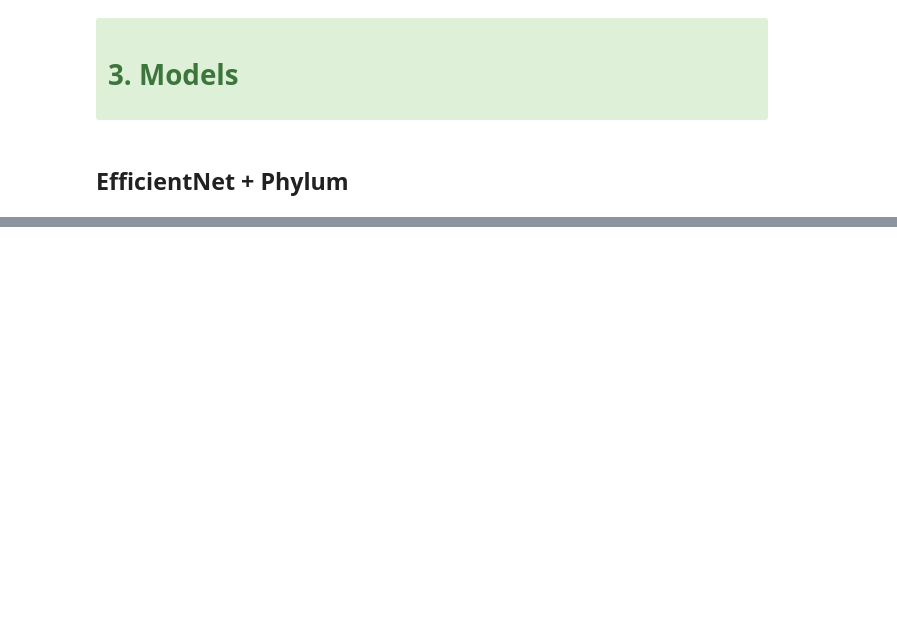
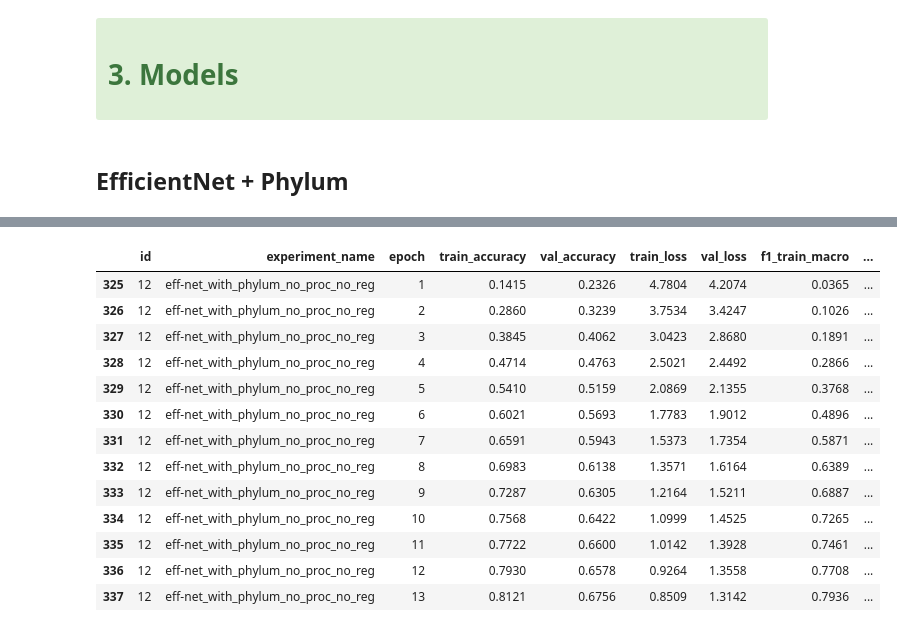
Before and after one commit to mgalao/deep-learning-project, a Jupyter notebook: project/DL_Phylum_Models.ipynb, the cells around one changed output, grey strips where cells are left out. Saved outputs shown, nothing was run; the diff lists cells and outputs as text; code cells hidden in the pictures; blank space fills up the shorter version.

Commit message:
baseline model 1 run

```diff
--- a/project/DL_Phylum_Models.ipynb
+++ b/project/DL_Phylum_Models.ipynb
@@ -741,0 +262,29 @@ history_ft_en.to_csv('efficient_net_final_finetune_history.csv', index=False)
+# %%
+# Load the experiment log
+df = pd.read_csv('experiment_log.csv')
+
+# Identify the latest experiment
+max_id = df['id'].max()
+
+# Filter the DataFrame to get the latest experiment
+df_latest_experiment = df[df['id'] == max_id]
+
+# Save the latest experiment log to a CSV file
+df_latest_experiment.to_csv('phylum_models_results/efficient_net_phylum_no_proc_no_reg_history.csv', index=False)
+
+df_latest_experiment
+# %% [output]
+|  | id | experiment_name | epoch | train_accuracy | val_accuracy | train_loss | val_loss | f1_train_macro | ... |
+| 325 | 12 | eff-net_with_phylum_no_proc_no_reg | 1 | 0.1415 | 0.2326 | 4.7804 | 4.2074 | 0.0365 | ... |
+| 326 | 12 | eff-net_with_phylum_no_proc_no_reg | 2 | 0.2860 | 0.3239 | 3.7534 | 3.4247 | 0.1026 | ... |
+| 327 | 12 | eff-net_with_phylum_no_proc_no_reg | 3 | 0.3845 | 0.4062 | 3.0423 | 2.8680 | 0.1891 | ... |
+| 328 | 12 | eff-net_with_phylum_no_proc_no_reg | 4 | 0.4714 | 0.4763 | 2.5021 | 2.4492 | 0.2866 | ... |
+| 329 | 12 | eff-net_with_phylum_no_proc_no_reg | 5 | 0.5410 | 0.5159 | 2.0869 | 2.1355 | 0.3768 | ... |
+| 330 | 12 | eff-net_with_phylum_no_proc_no_reg | 6 | 0.6021 | 0.5693 | 1.7783 | 1.9012 | 0.4896 | ... |
+| 331 | 12 | eff-net_with_phylum_no_proc_no_reg | 7 | 0.6591 | 0.5943 | 1.5373 | 1.7354 | 0.5871 | ... |
+| 332 | 12 | eff-net_with_phylum_no_proc_no_reg | 8 | 0.6983 | 0.6138 | 1.3571 | 1.6164 | 0.6389 | ... |
+| 333 | 12 | eff-net_with_phylum_no_proc_no_reg | 9 | 0.7287 | 0.6305 | 1.2164 | 1.5211 | 0.6887 | ... |
+| 334 | 12 | eff-net_with_phylum_no_proc_no_reg | 10 | 0.7568 | 0.6422 | 1.0999 | 1.4525 | 0.7265 | ... |
+| 335 | 12 | eff-net_with_phylum_no_proc_no_reg | 11 | 0.7722 | 0.6600 | 1.0142 | 1.3928 | 0.7461 | ... |
+| 336 | 12 | eff-net_with_phylum_no_proc_no_reg | 12 | 0.7930 | 0.6578 | 0.9264 | 1.3558 | 0.7708 | ... |
+| 337 | 12 | eff-net_with_phylum_no_proc_no_reg | 13 | 0.8121 | 0.6756 | 0.8509 | 1.3142 | 0.7936 | ... |
```
Also changed, not shown: parts of 59 cells of this notebook.
